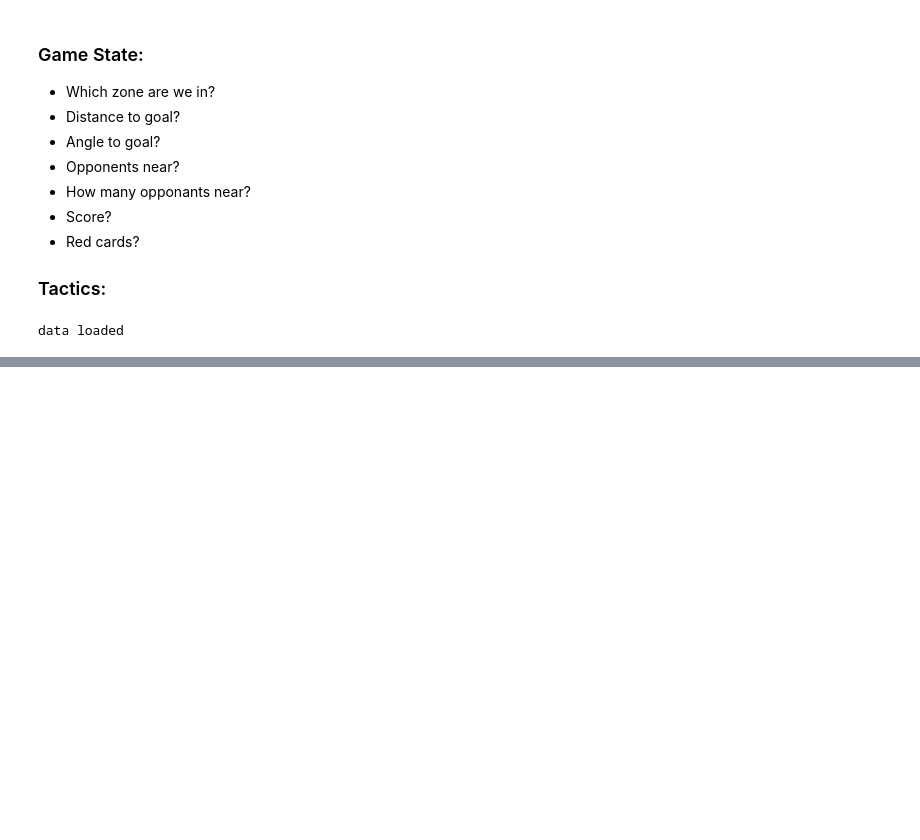
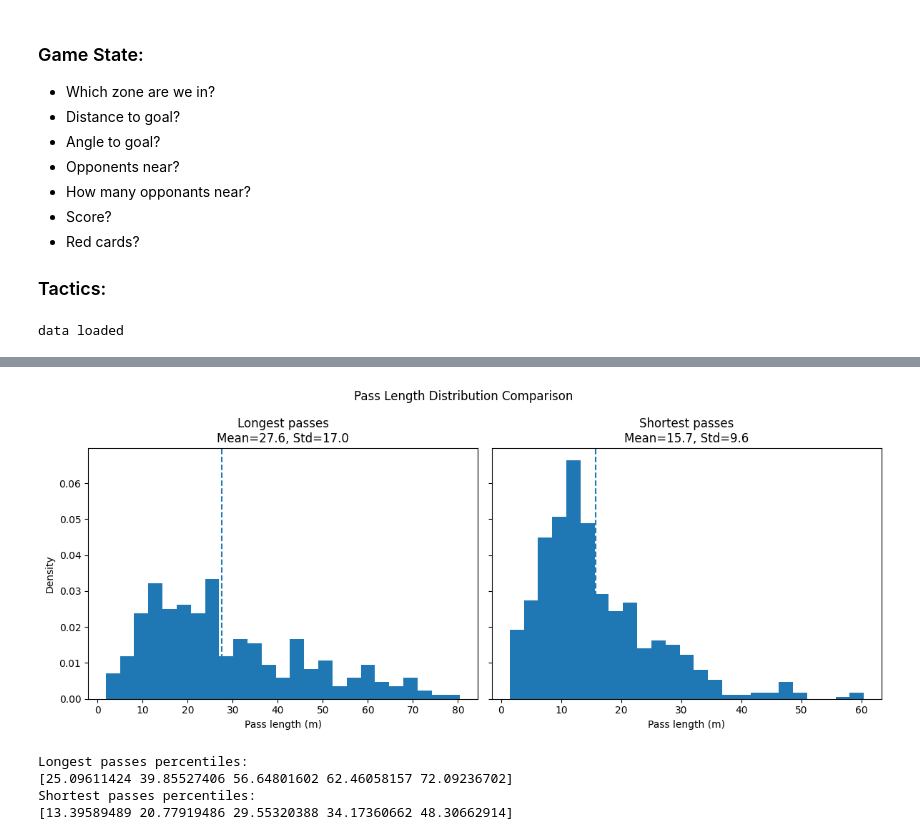
Before and after one commit to Stefan-coder1/Exjobb, a Jupyter notebook: feature_engineer.ipynb, the cells around one changed output, grey strips where cells are left out. Saved outputs shown, nothing was run; the diff lists cells and outputs as text; code cells hidden in the pictures; blank space fills up the shorter version.

Commit message:
pass length

```diff
--- a/feature_engineer.ipynb
+++ b/feature_engineer.ipynb
@@ -63,0 +112,10 @@ data loaded
+# %%
+pass_df = calc_pass_length(df, match=True)
+# Longest average pass match
+row_long = pass_df.loc[pass_df["mean_pass_length"].idxmax()]
+
+# Shortest average pass match
+row_short = pass_df.loc[pass_df["mean_pass_length"].idxmin()]
+
+print("Longest passes:\n", row_long)
+print("\nShortest passes:\n", row_short)
@@ -63,0 +185,17 @@ data loaded
+# %%
+plot_pass_length_histograms(df, row_long, row_short)
+# %% [output]
+[figure, added]
+# %%
+lengths_long = get_pass_lengths(df, row_long)
+lengths_short = get_pass_lengths(df, row_short)
+
+print("Longest passes percentiles:")
+print(np.percentile(lengths_long, [50, 75, 90, 95, 99]))
+print("Shortest passes percentiles:")
+print(np.percentile(lengths_short, [50, 75, 90, 95, 99]))
+# %% [output]
+Longest passes percentiles:
+[25.09611424 39.85527406 56.64801602 62.46058157 72.09236702]
+Shortest passes percentiles:
+[13.39589489 20.77919486 29.55320388 34.17360662 48.30662914]
```
Also changed, not shown: parts of 3 cells of this notebook, 4 other files.
